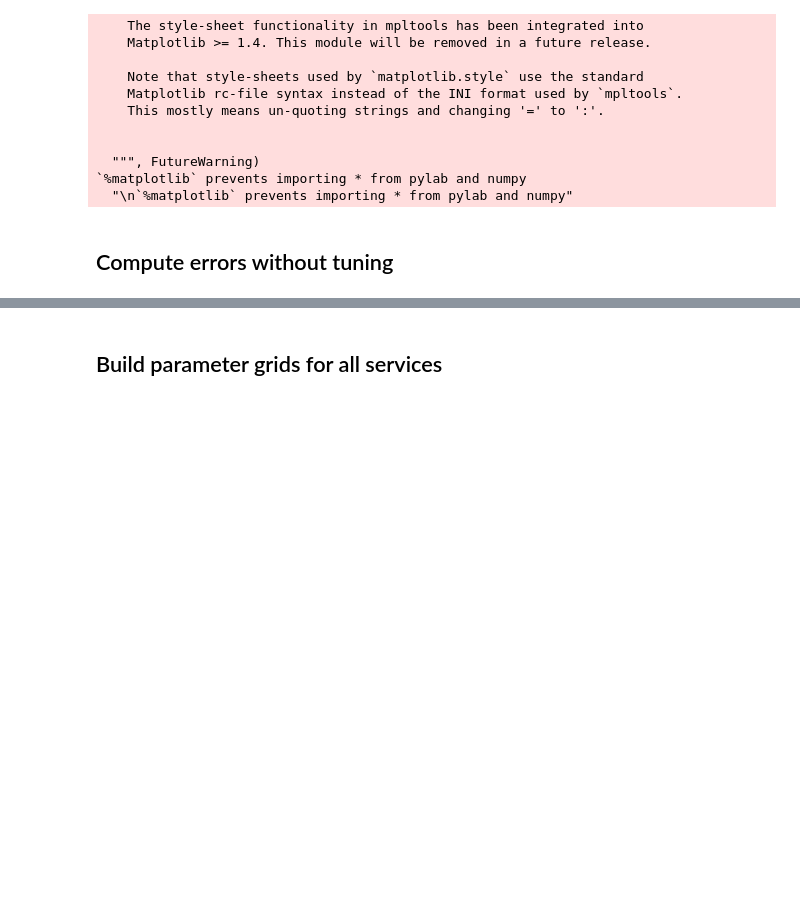
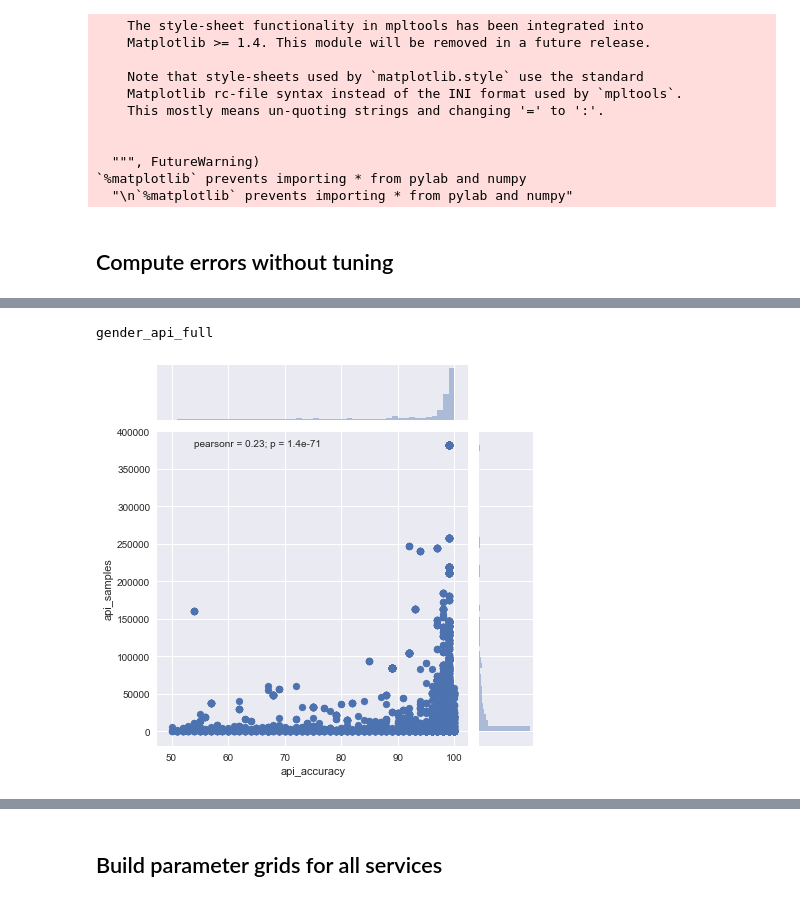
Before and after one commit to GenderGapSTEM-PublicationAnalysis/name_gender_inference, a Jupyter notebook: Parameter_tuning.ipynb, the cells around one changed output, grey strips where cells are left out. Cells and saved outputs as stored; diff of their text form; code cells hidden in the pictures; blank space fills up the shorter version.

```diff
--- a/Parameter_tuning.ipynb
+++ b/Parameter_tuning.ipynb
@@ -69,0 +98,7 @@ compute_all_errors_without_tuning()
+# %%
+e = REGISTERED_EVALUATORS[1]
+print(e.gender_evaluator)
+plot_distribution_of_tuning_param(e)
+# %% [output]
+gender_api_full
+[figure, added]
```
Also changed, not shown: parts of 53 cells of this notebook, 1 other file.
